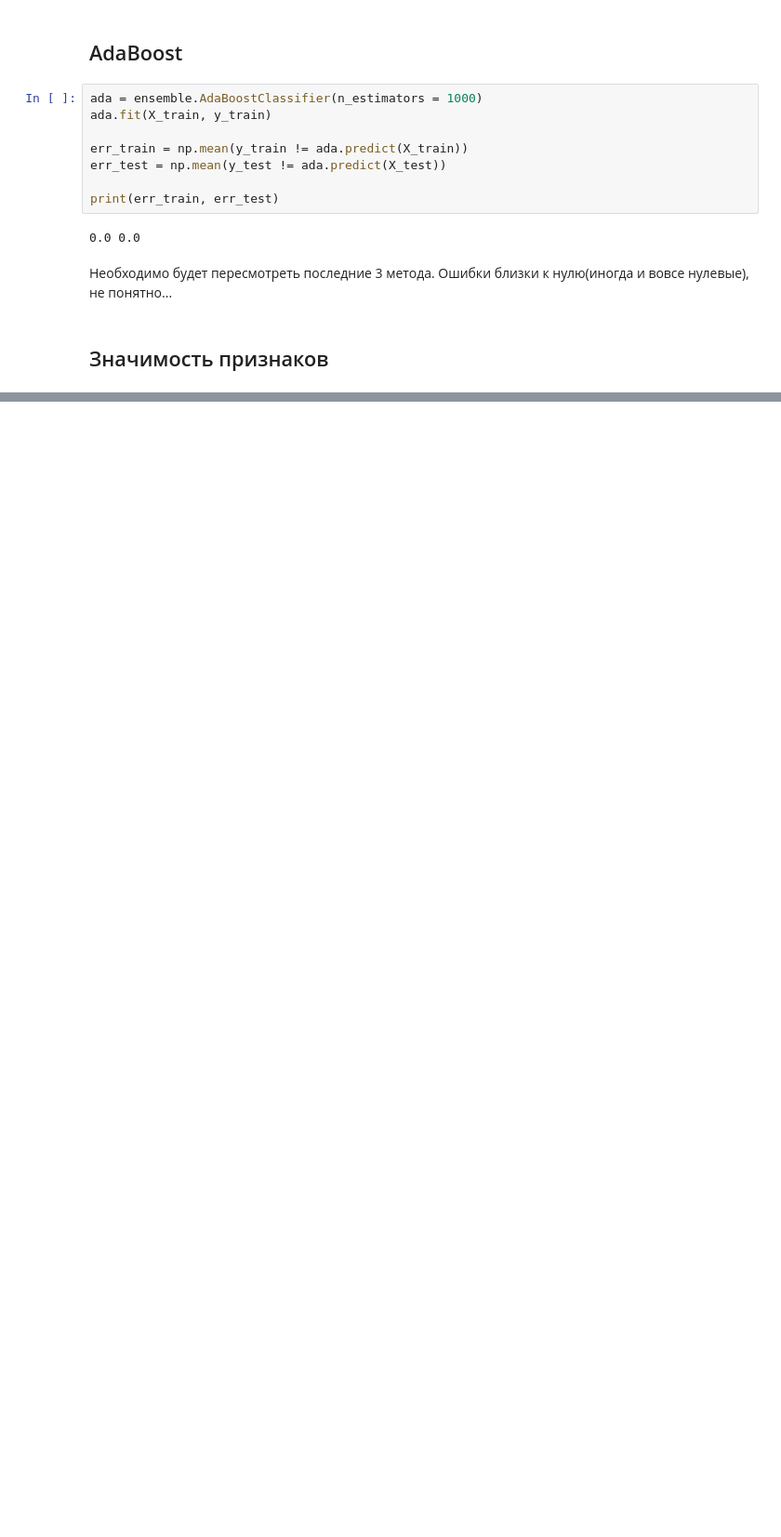
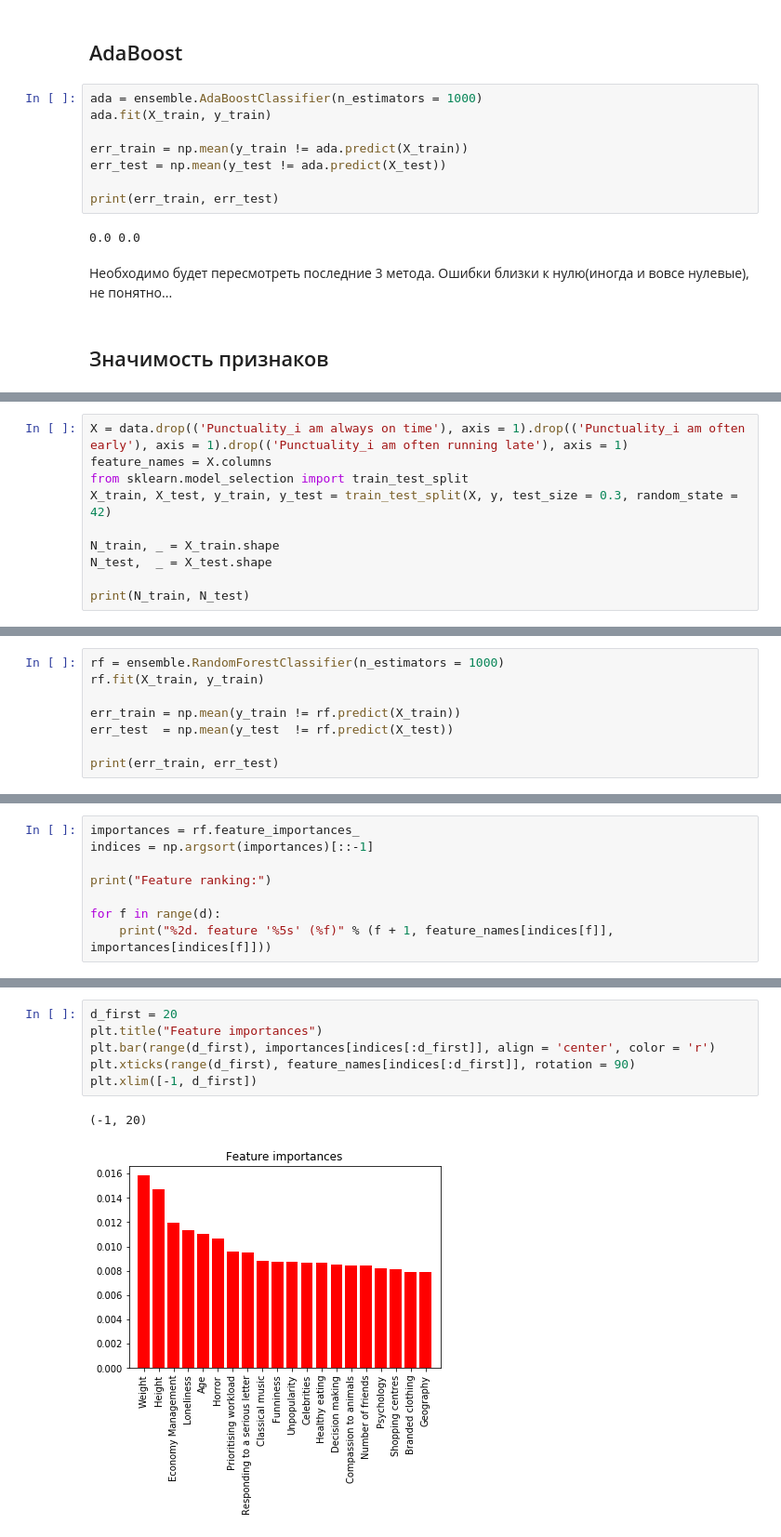
Before and after one commit to myvaheed/ml_edu, a Jupyter notebook: notebook.ipynb, the cells around one changed output, grey strips where cells are left out. Shown: that part at 93% size. Saved outputs shown, nothing was run; the diff lists cells and outputs as text; blank space fills up the shorter version.

```diff
--- a/notebook.ipynb
+++ b/notebook.ipynb
@@ -428,0 +431,10 @@ plt.xlim([-1, d_first])
+# %%
+X = data.drop(('Punctuality_i am always on time'), axis = 1).drop(('Punctuality_i am often early'), axis = 1).drop(('Punctuality_i am often running late'), axis = 1)
+feature_names = X.columns
+from sklearn.model_selection import train_test_split
+X_train, X_test, y_train, y_test = train_test_split(X, y, test_size = 0.3, random_state = 42)
+
+N_train, _ = X_train.shape
+N_test,  _ = X_test.shape
+
+print(N_train, N_test)
@@ -428,0 +445,8 @@ plt.xlim([-1, d_first])
+# %%
+rf = ensemble.RandomForestClassifier(n_estimators = 1000)
+rf.fit(X_train, y_train)
+
+err_train = np.mean(y_train != rf.predict(X_train))
+err_test  = np.mean(y_test  != rf.predict(X_test))
+
+print(err_train, err_test)
@@ -428,0 +457,8 @@ plt.xlim([-1, d_first])
+# %%
+importances = rf.feature_importances_
+indices = np.argsort(importances)[::-1]
+
+print("Feature ranking:")
+
+for f in range(d):
+    print("%2d. feature '%5s' (%f)" % (f + 1, feature_names[indices[f]], importances[indices[f]]))
@@ -428,0 +484,9 @@ plt.xlim([-1, d_first])
+# %%
+d_first = 20
+plt.title("Feature importances")
+plt.bar(range(d_first), importances[indices[:d_first]], align = 'center', color = 'r')
+plt.xticks(range(d_first), feature_names[indices[:d_first]], rotation = 90)
+plt.xlim([-1, d_first])
+# %% [output]
+(-1, 20)
+[figure, added]
```
Also changed, not shown: parts of 13 cells of this notebook.
